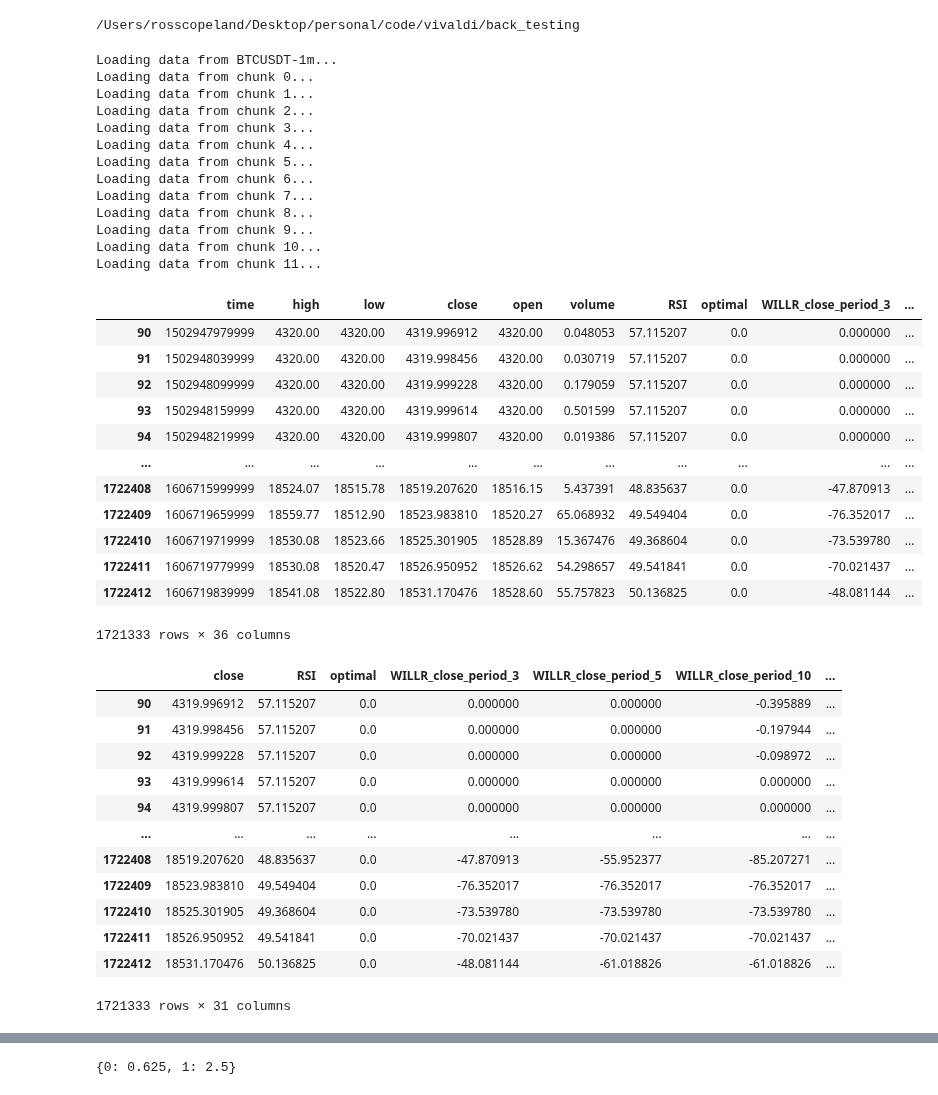
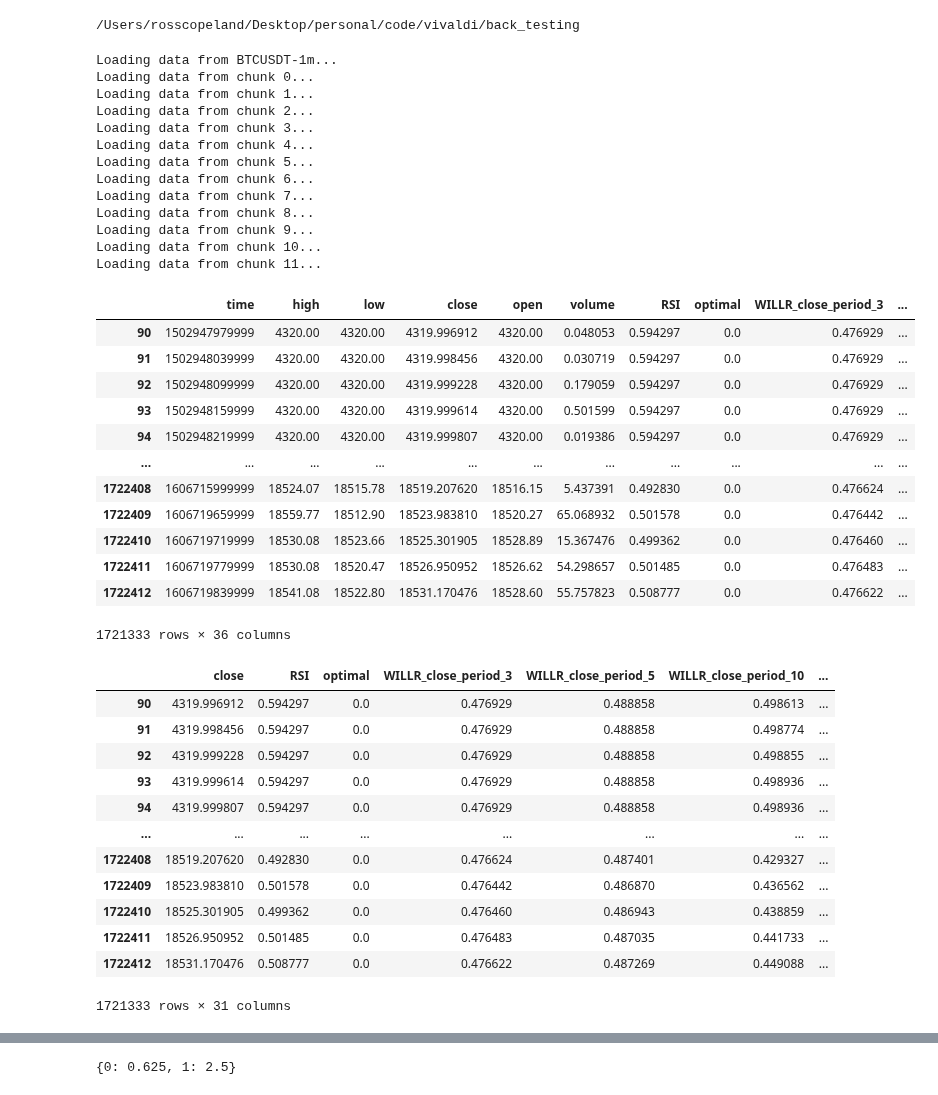
Before and after one commit to lowrollr/moonshot, a Jupyter notebook: back_testing/v2/research/notebooks/dense_neural_network/neural_network_template.ipynb, the cells around one changed output, grey strips where cells are left out. Drawn from its saved outputs; the diff is of its cells as text; code cells hidden in the pictures.

```diff
--- a/back_testing/v2/research/notebooks/dense_neural_network/neural_network_template.ipynb
+++ b/back_testing/v2/research/notebooks/dense_neural_network/neural_network_template.ipynb
@@ -45,45 +46,45 @@ dataset, features, indicators = nu.loadData(indicators=[('rsi', 'close'), ('opti
                                     'param_name': 'period',
                                     'param_values': [3,5,10,30]},
                                     {'indicator_name':'momentum',
                                     'column_name': 'RSI',
                                     'param_name': 'period',
                                     'param_values': [3,5,10,30]},
                                     {'indicator_name':'roc',
                                     'column_name': 'RSI',
                                     'param_name': 'period',
                                     'param_values': [3,5,10,30]}
                                     ],
 
-                            scale='minmax')
+                            scale='minmaxwindow')
 
     # create one minute, five minute, ten minute, and twenty minute slopes for macd, rsi
 dataset
 # %% [output]
 Loading data from BTCUSDT-1m...
 Loading data from chunk 0...
 Loading data from chunk 1...
 Loading data from chunk 2...
 Loading data from chunk 3...
 Loading data from chunk 4...
 Loading data from chunk 5...
 Loading data from chunk 6...
 Loading data from chunk 7...
 Loading data from chunk 8...
 Loading data from chunk 9...
 Loading data from chunk 10...
 Loading data from chunk 11...
 |  | time | high | low | close | open | volume | RSI | optimal | WILLR_close_period_3 | ... |
-| 90 | 1502947979999 | 4320.00 | 4320.00 | 4319.996912 | 4320.00 | 0.048053 | 57.115207 | 0.0 | 0.000000 | ... |
-| 91 | 1502948039999 | 4320.00 | 4320.00 | 4319.998456 | 4320.00 | 0.030719 | 57.115207 | 0.0 | 0.000000 | ... |
-| 92 | 1502948099999 | 4320.00 | 4320.00 | 4319.999228 | 4320.00 | 0.179059 | 57.115207 | 0.0 | 0.000000 | ... |
-| 93 | 1502948159999 | 4320.00 | 4320.00 | 4319.999614 | 4320.00 | 0.501599 | 57.115207 | 0.0 | 0.000000 | ... |
-| 94 | 1502948219999 | 4320.00 | 4320.00 | 4319.999807 | 4320.00 | 0.019386 | 57.115207 | 0.0 | 0.000000 | ... |
+| 90 | 1502947979999 | 4320.00 | 4320.00 | 4319.996912 | 4320.00 | 0.048053 | 0.594297 | 0.0 | 0.476929 | ... |
+| 91 | 1502948039999 | 4320.00 | 4320.00 | 4319.998456 | 4320.00 | 0.030719 | 0.594297 | 0.0 | 0.476929 | ... |
+| 92 | 1502948099999 | 4320.00 | 4320.00 | 4319.999228 | 4320.00 | 0.179059 | 0.594297 | 0.0 | 0.476929 | ... |
+| 93 | 1502948159999 | 4320.00 | 4320.00 | 4319.999614 | 4320.00 | 0.501599 | 0.594297 | 0.0 | 0.476929 | ... |
+| 94 | 1502948219999 | 4320.00 | 4320.00 | 4319.999807 | 4320.00 | 0.019386 | 0.594297 | 0.0 | 0.476929 | ... |
 | ... | ... | ... | ... | ... | ... | ... | ... | ... | ... | ... |
-| 1722408 | 1606715999999 | 18524.07 | 18515.78 | 18519.207620 | 18516.15 | 5.437391 | 48.835637 | 0.0 | -47.870913 | ... |
-| 1722409 | 1606719659999 | 18559.77 | 18512.90 | 18523.983810 | 18520.27 | 65.068932 | 49.549404 | 0.0 | -76.352017 | ... |
-| 1722410 | 1606719719999 | 18530.08 | 18523.66 | 18525.301905 | 18528.89 | 15.367476 | 49.368604 | 0.0 | -73.539780 | ... |
-| 1722411 | 1606719779999 | 18530.08 | 18520.47 | 18526.950952 | 18526.62 | 54.298657 | 49.541841 | 0.0 | -70.021437 | ... |
-| 1722412 | 1606719839999 | 18541.08 | 18522.80 | 18531.170476 | 18528.60 | 55.757823 | 50.136825 | 0.0 | -48.081144 | ... |
+| 1722408 | 1606715999999 | 18524.07 | 18515.78 | 18519.207620 | 18516.15 | 5.437391 | 0.492830 | 0.0 | 0.476624 | ... |
+| 1722409 | 1606719659999 | 18559.77 | 18512.90 | 18523.983810 | 18520.27 | 65.068932 | 0.501578 | 0.0 | 0.476442 | ... |
+| 1722410 | 1606719719999 | 18530.08 | 18523.66 | 18525.301905 | 18528.89 | 15.367476 | 0.499362 | 0.0 | 0.476460 | ... |
+| 1722411 | 1606719779999 | 18530.08 | 18520.47 | 18526.950952 | 18526.62 | 54.298657 | 0.501485 | 0.0 | 0.476483 | ... |
+| 1722412 | 1606719839999 | 18541.08 | 18522.80 | 18531.170476 | 18528.60 | 55.757823 | 0.508777 | 0.0 | 0.476622 | ... |
 1721333 rows × 36 columns
 # %%
 edit_dataset = dataset.drop(["time", "open", "high", "low", "volume"], axis=1)
@@ -91,17 +92,17 @@ edit_dataset.dropna(inplace=True)
 edit_dataset
 # %% [output]
 |  | close | RSI | optimal | WILLR_close_period_3 | WILLR_close_period_5 | WILLR_close_period_10 | ... |
-| 90 | 4319.996912 | 57.115207 | 0.0 | 0.000000 | 0.000000 | -0.395889 | ... |
-| 91 | 4319.998456 | 57.115207 | 0.0 | 0.000000 | 0.000000 | -0.197944 | ... |
-| 92 | 4319.999228 | 57.115207 | 0.0 | 0.000000 | 0.000000 | -0.098972 | ... |
-| 93 | 4319.999614 | 57.115207 | 0.0 | 0.000000 | 0.000000 | 0.000000 | ... |
-| 94 | 4319.999807 | 57.115207 | 0.0 | 0.000000 | 0.000000 | 0.000000 | ... |
+| 90 | 4319.996912 | 0.594297 | 0.0 | 0.476929 | 0.488858 | 0.498613 | ... |
+| 91 | 4319.998456 | 0.594297 | 0.0 | 0.476929 | 0.488858 | 0.498774 | ... |
+| 92 | 4319.999228 | 0.594297 | 0.0 | 0.476929 | 0.488858 | 0.498855 | ... |
+| 93 | 4319.999614 | 0.594297 | 0.0 | 0.476929 | 0.488858 | 0.498936 | ... |
+| 94 | 4319.999807 | 0.594297 | 0.0 | 0.476929 | 0.488858 | 0.498936 | ... |
 | ... | ... | ... | ... | ... | ... | ... | ... |
-| 1722408 | 18519.207620 | 48.835637 | 0.0 | -47.870913 | -55.952377 | -85.207271 | ... |
-| 1722409 | 18523.983810 | 49.549404 | 0.0 | -76.352017 | -76.352017 | -76.352017 | ... |
-| 1722410 | 18525.301905 | 49.368604 | 0.0 | -73.539780 | -73.539780 | -73.539780 | ... |
-| 1722411 | 18526.950952 | 49.541841 | 0.0 | -70.021437 | -70.021437 | -70.021437 | ... |
-| 1722412 | 18531.170476 | 50.136825 | 0.0 | -48.081144 | -61.018826 | -61.018826 | ... |
+| 1722408 | 18519.207620 | 0.492830 | 0.0 | 0.476624 | 0.487401 | 0.429327 | ... |
+| 1722409 | 18523.983810 | 0.501578 | 0.0 | 0.476442 | 0.486870 | 0.436562 | ... |
+| 1722410 | 18525.301905 | 0.499362 | 0.0 | 0.476460 | 0.486943 | 0.438859 | ... |
+| 1722411 | 18526.950952 | 0.501485 | 0.0 | 0.476483 | 0.487035 | 0.441733 | ... |
+| 1722412 | 18531.170476 | 0.508777 | 0.0 | 0.476622 | 0.487269 | 0.449088 | ... |
 1721333 rows × 31 columns
 # %%
 trainX, testX, trainy, testy = nu.splitData(edit_dataset, split_size=0.2, y_column_name="optimal", shuffle_data=False, balance_unbalanced_data=True, balance_info={'multiplier_val':4, 'superset_class_val':0, 'randomize_concat':True})
```
Also changed, not shown: parts of 10 cells of this notebook, 41 other files.
